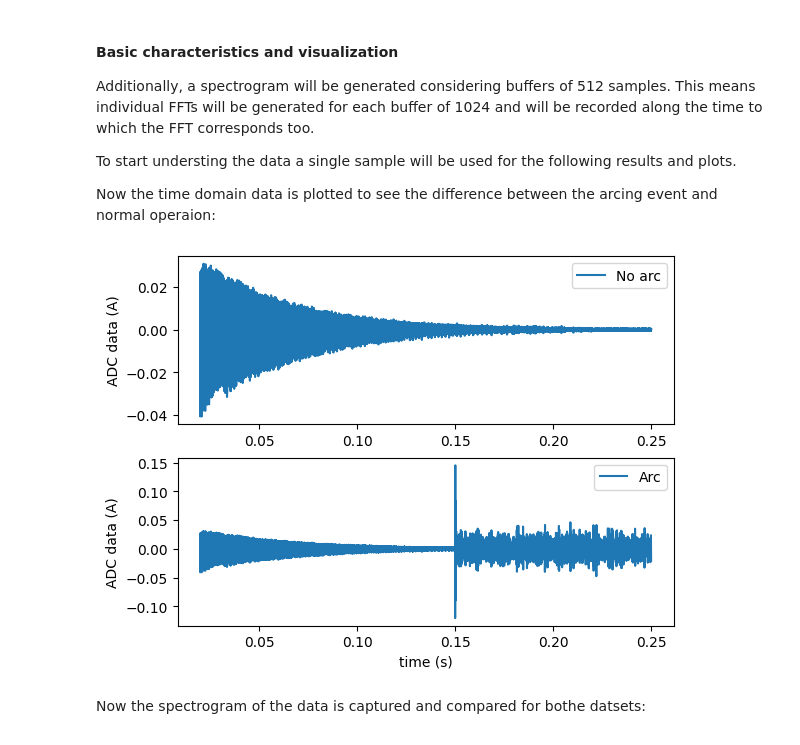
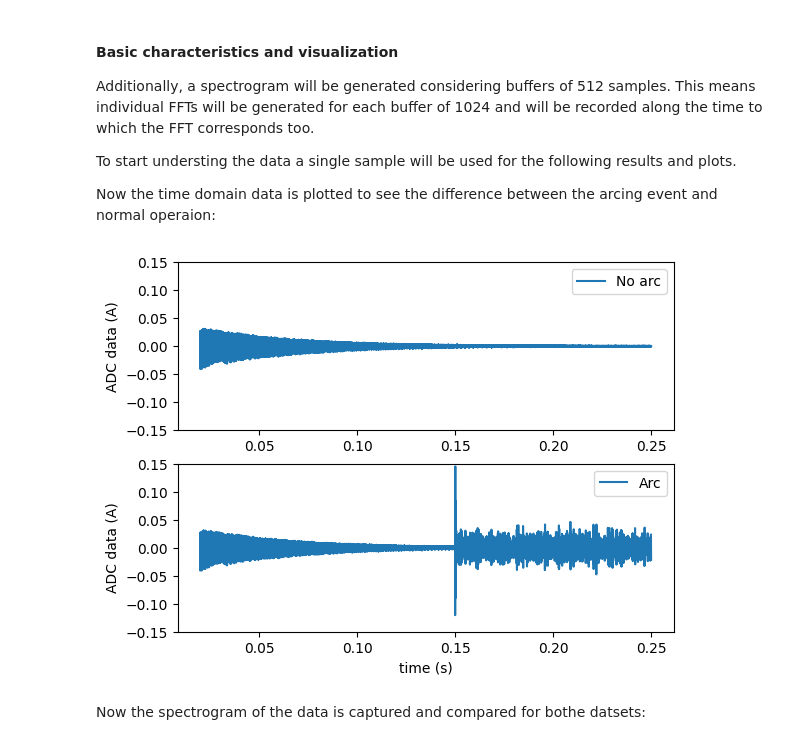
Before and after one commit to davidoises/ArcDetection, a Jupyter notebook: process_notebook.ipynb, the cells around one changed output. Drawn from its saved outputs; the diff is of its cells as text; code cells hidden in the pictures.

```diff
--- a/process_notebook.ipynb
+++ b/process_notebook.ipynb
@@ -67,10 +67,10 @@ Since the data was generated from simulation there is no need for further cleani
 # %%
 import os
 
-data_folder = 'data/'
+data_folder = 'arc_data/'
 
 if not os.path.exists(data_folder):
-    data_folder = '../data/'
-
-print("Looking for datafiles in the relative path: ", data_folder)
+    print("Folder: \"", data_folder, "\" doesnt exist")
+else:
+    print("Looking for data files in the relative path: \"", data_folder, "\"")
 # %% [output]
@@ -128,18 +128,26 @@ Now the time domain data is plotted to see the difference between the arcing eve
 # %%
 import matplotlib.pyplot as plt
 %matplotlib inline
 
 fig, (ax1, ax2) = plt.subplots(nrows=2)
+
+# Upper plot
 ax1.plot(df_noarc['time'], df_noarc['adc_data'], label='No arc')
+ax1.set_ylabel('ADC data (A)')
+ax1.set_ylim(-0.15, 0.15)
+ax1.legend()
+
+# Lower plot
 ax2.plot(df_arc['time'], df_arc['adc_data'], label='Arc')
-ax1.set_ylabel('ADC data (A)')
 ax2.set_ylabel('ADC data (A)')
+ax2.set_ylim(-0.15, 0.15)
+ax2.legend()
+
 ax2.set_xlabel("time (s)")
-ax1.legend()
-ax2.legend()
+
 plt.show()
 # %% [output]
-[figure, old version]
+[figure, new version]
 # %% [markdown]
 Now the spectrogram of the data is captured and compared for bothe datsets:
 # %%
```
Also changed, not shown: parts of 13 cells of this notebook, 2 other files.
